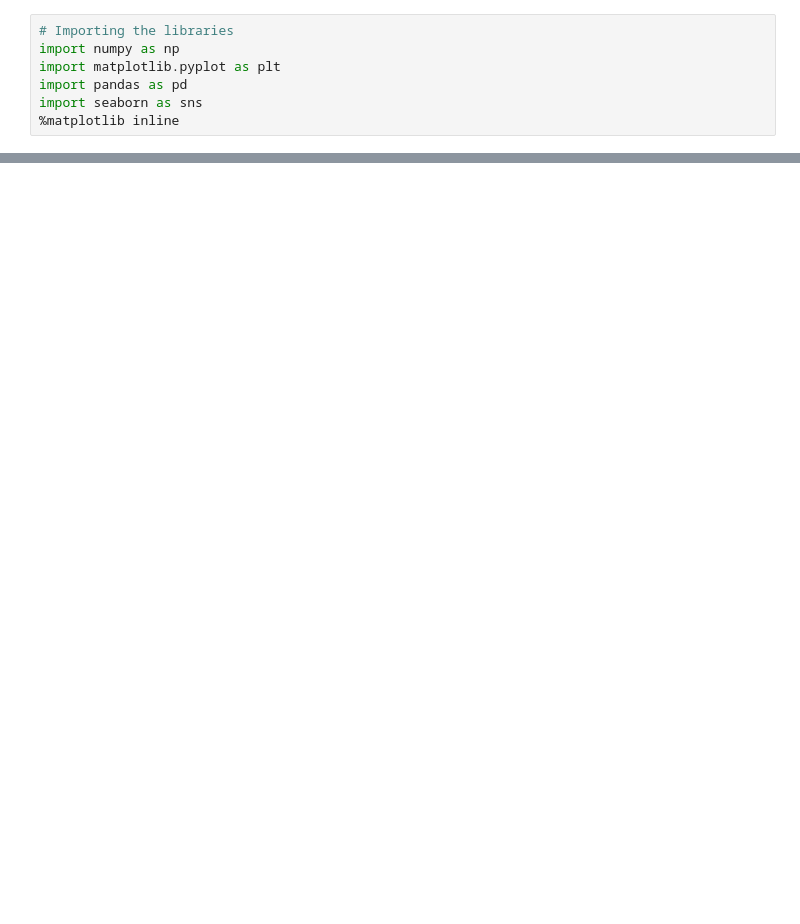
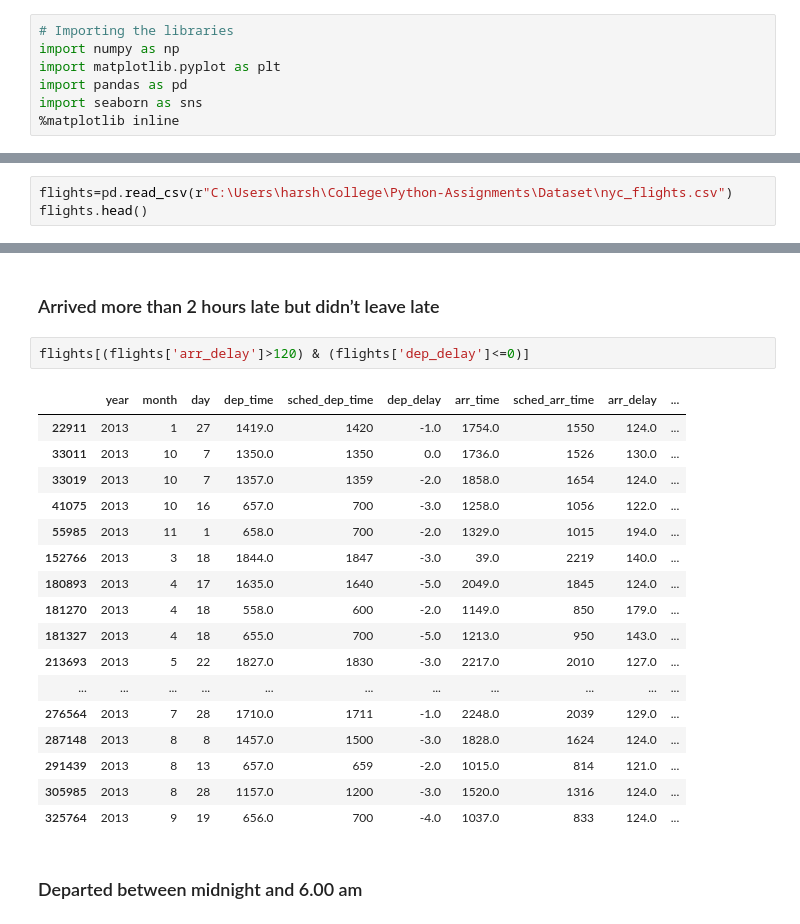
Before and after one commit to Harsh502s/Python-Assignments, a Jupyter notebook: Notebooks/Python Assignment 7 Data Processing.ipynb, the cells around one changed output, grey strips where cells are left out. Cells and saved outputs as stored; diff of their text form; blank space fills up the shorter version.

```diff
--- a/Notebooks/Python Assignment 7 Data Processing.ipynb
+++ b/Notebooks/Python Assignment 7 Data Processing.ipynb
@@ -185,0 +10,3 @@ TypeError: Cannot perform 'ror_' with a dtyped [object] array and scalar of type
+# %%
+flights=pd.read_csv(r"C:\Users\harsh\College\Python-Assignments\Dataset\nyc_flights.csv")
+flights.head()
@@ -185,0 +137,24 @@ TypeError: Cannot perform 'ror_' with a dtyped [object] array and scalar of type
+# %% [markdown]
+### Arrived more than 2 hours late but didn’t leave late
+# %%
+flights[(flights['arr_delay']>120) & (flights['dep_delay']<=0)]
+# %% [output]
+|  | year | month | day | dep_time | sched_dep_time | dep_delay | arr_time | sched_arr_time | arr_delay | ... |
+| 22911 | 2013 | 1 | 27 | 1419.0 | 1420 | -1.0 | 1754.0 | 1550 | 124.0 | ... |
+| 33011 | 2013 | 10 | 7 | 1350.0 | 1350 | 0.0 | 1736.0 | 1526 | 130.0 | ... |
+| 33019 | 2013 | 10 | 7 | 1357.0 | 1359 | -2.0 | 1858.0 | 1654 | 124.0 | ... |
+| 41075 | 2013 | 10 | 16 | 657.0 | 700 | -3.0 | 1258.0 | 1056 | 122.0 | ... |
+| 55985 | 2013 | 11 | 1 | 658.0 | 700 | -2.0 | 1329.0 | 1015 | 194.0 | ... |
+| 152766 | 2013 | 3 | 18 | 1844.0 | 1847 | -3.0 | 39.0 | 2219 | 140.0 | ... |
+| 180893 | 2013 | 4 | 17 | 1635.0 | 1640 | -5.0 | 2049.0 | 1845 | 124.0 | ... |
+| 181270 | 2013 | 4 | 18 | 558.0 | 600 | -2.0 | 1149.0 | 850 | 179.0 | ... |
+| 181327 | 2013 | 4 | 18 | 655.0 | 700 | -5.0 | 1213.0 | 950 | 143.0 | ... |
+| 213693 | 2013 | 5 | 22 | 1827.0 | 1830 | -3.0 | 2217.0 | 2010 | 127.0 | ... |
+| ... | ... | ... | ... | ... | ... | ... | ... | ... | ... | ... |
+| 276564 | 2013 | 7 | 28 | 1710.0 | 1711 | -1.0 | 2248.0 | 2039 | 129.0 | ... |
+| 287148 | 2013 | 8 | 8 | 1457.0 | 1500 | -3.0 | 1828.0 | 1624 | 124.0 | ... |
+| 291439 | 2013 | 8 | 13 | 657.0 | 659 | -2.0 | 1015.0 | 814 | 121.0 | ... |
+| 305985 | 2013 | 8 | 28 | 1157.0 | 1200 | -3.0 | 1520.0 | 1316 | 124.0 | ... |
+| 325764 | 2013 | 9 | 19 | 656.0 | 700 | -4.0 | 1037.0 | 833 | 124.0 | ... |
+# %% [markdown]
+### Departed between midnight and 6.00 am
```
Also changed, not shown: parts of 80 cells of this notebook, 2 other files.
